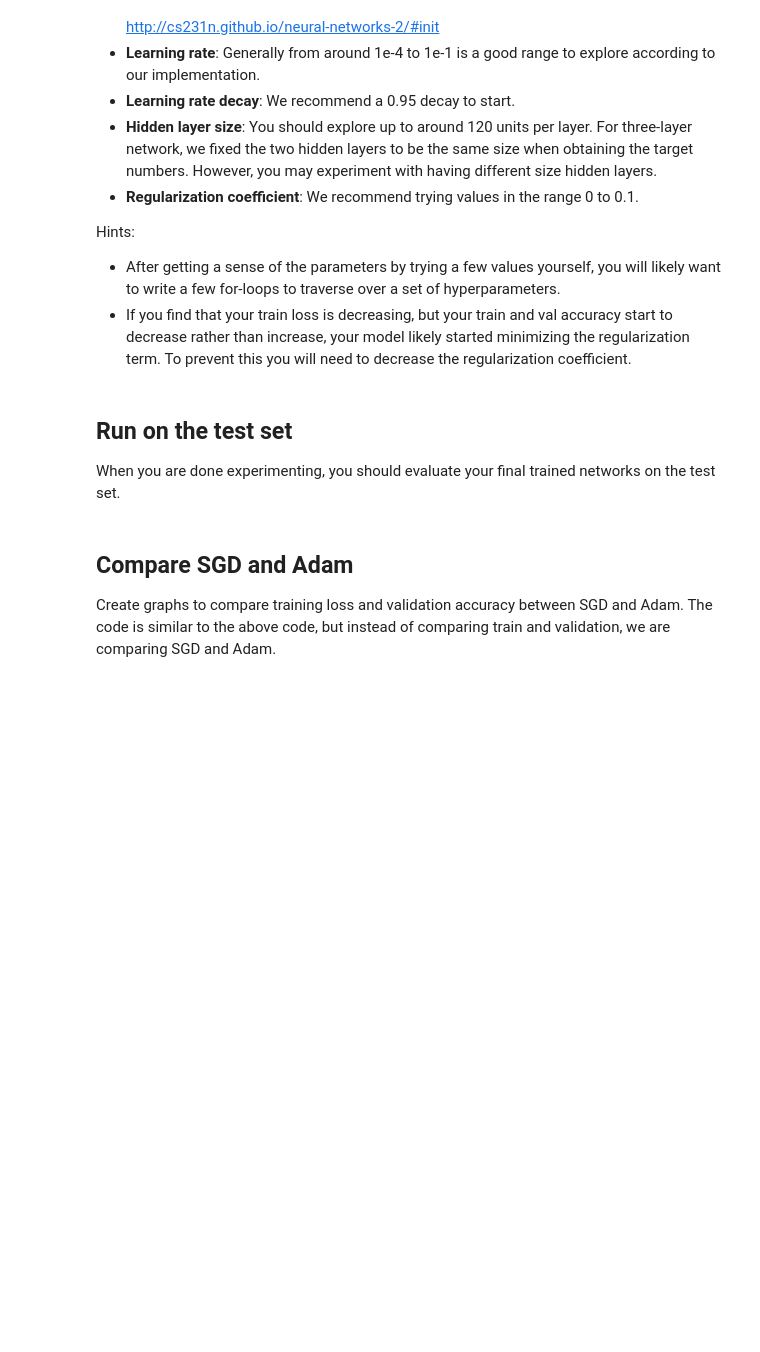
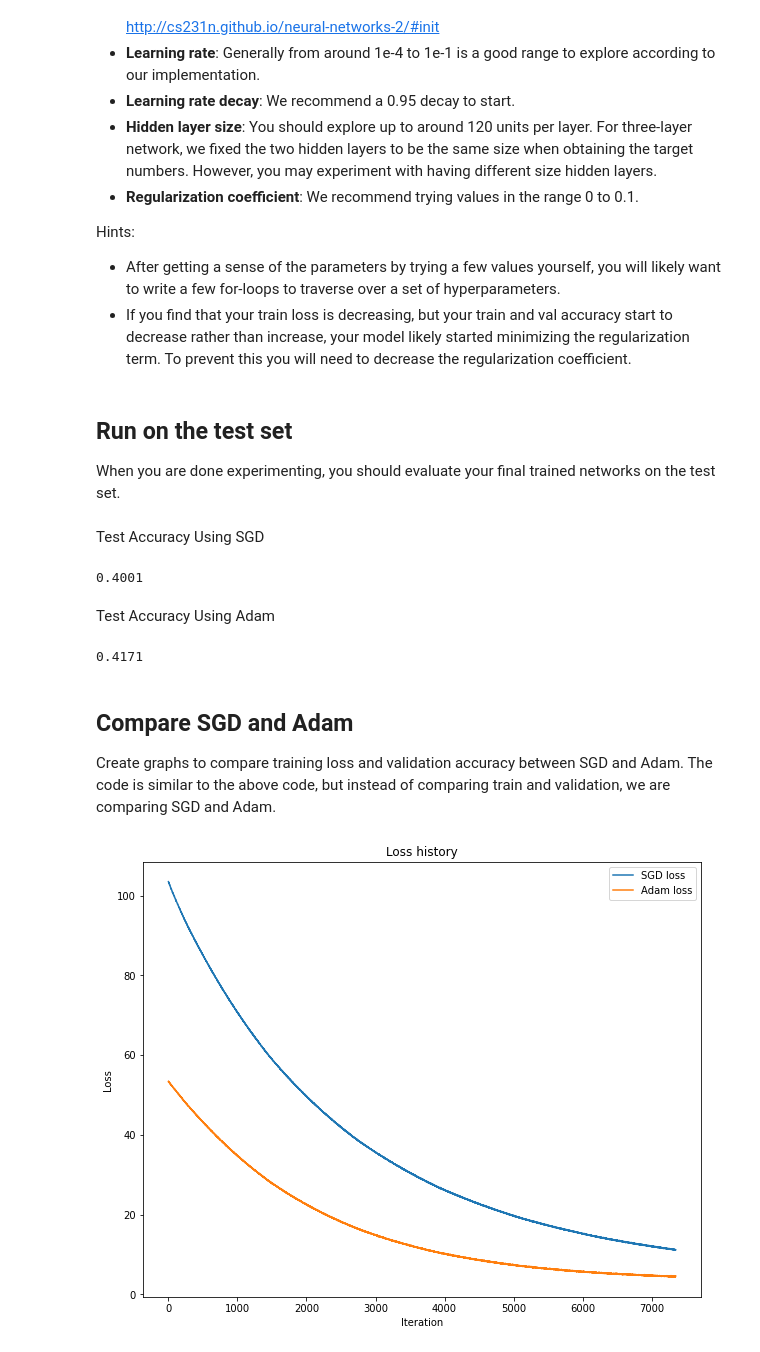
Before and after one commit to the-visionary/assignment1, a Jupyter notebook: assignment1-part2/neural_network.ipynb, the cells around one changed output. Saved outputs shown, nothing was run; the diff lists cells and outputs as text; code cells hidden in the pictures; blank space fills up the shorter version.

```diff
--- a/assignment1-part2/neural_network.ipynb
+++ b/assignment1-part2/neural_network.ipynb
@@ -124,4 +468,22 @@ Hints:
 # %% [markdown]
 ## Run on the test set
 When you are done experimenting, you should evaluate your final trained networks on the test set.
+# %% [markdown]
+Test Accuracy Using SGD
+# %%
+matrix_test = net.forward(X_test)
+y_pred_test = np.argmax(matrix_test, axis=1)
+test_acc = (y_pred_test == y_test).mean()
+print(test_acc)
+# %% [output]
+0.4001
+# %% [markdown]
+Test Accuracy Using Adam
+# %%
+matrix_test_adam = net_adam.forward(X_test)
+y_pred_test_adam = np.argmax(matrix_test_adam, axis=1)
+test_acc_adam = (y_pred_test_adam == y_test).mean()
+print(test_acc_adam)
+# %% [output]
+0.4171
 # %%
@@ -136,0 +497,11 @@ Create graphs to compare training loss and validation accuracy between SGD and A
+# %%
+# TODO: implement me
+plt.plot(train_loss, label="SGD loss")
+plt.plot (train_loss_adam, label = "Adam loss")
+plt.title('Loss history')
+plt.xlabel('Iteration')
+plt.ylabel('Loss')
+plt.legend()
+plt.show()
+# %% [output]
+[figure, added]
```
Also changed, not shown: parts of 12 cells of this notebook, 5 other files.
